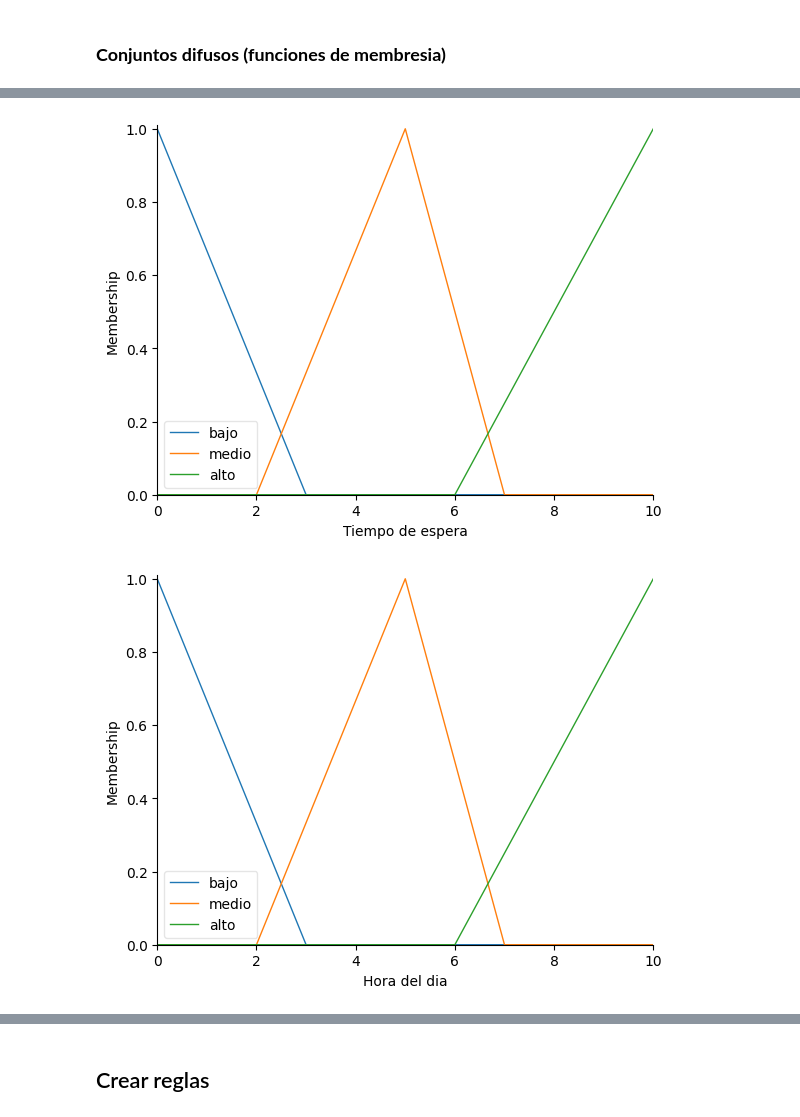
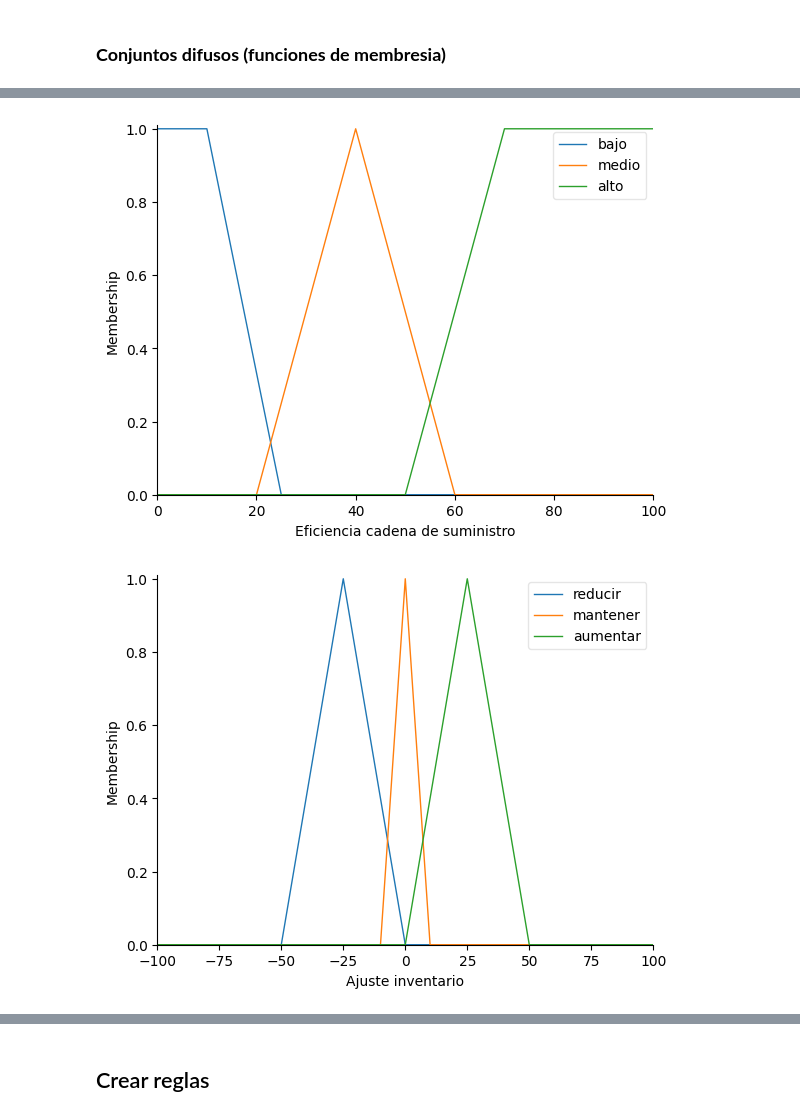
Before and after one commit to juanfer1a/fusion_datos, a Jupyter notebook: codigo_taller2/FIS_Proyecto.ipynb, the cells around one changed output, grey strips where cells are left out. Saved outputs shown, nothing was run; the diff lists cells and outputs as text; code cells hidden in the pictures.

```diff
--- a/codigo_taller2/FIS_Proyecto.ipynb
+++ b/codigo_taller2/FIS_Proyecto.ipynb
@@ -26,4 +23,4 @@ CM = ctrl.Antecedent(np.arange(0, 11, 1), 'Condiciones meteorologicas')
 # %%
-TS = ctrl.Consequent(np.arange(0, 61, 1), 'Tiempo de semaforo')
+AI = ctrl.Consequent(np.arange(-100, 101, 1), 'Ajuste inventario')
 # %% [markdown]
 ### **Conjuntos difusos (funciones de membresia)**
@@ -44,4 +60,4 @@ TE['largo'] = fuzz.trimf(TE.universe, [6, 10, 10])
 # %%
-TE.view()
+ES.view()
 # %% [output]
-[figure, old version]
+[figure, new version]
@@ -53,4 +64,9 @@ HD['pico extremo'] = fuzz.trimf(HD.universe, [6, 10, 10])
+# %%
+# Escala de tiempo real en segundos para las funciones de membresía de Tiempo de Semáforo
+AI['reducir'] = fuzz.trimf(AI.universe, [-50, -25, 0])
+AI['mantener'] = fuzz.trimf(AI.universe, [-10, 0, 10])
+AI['aumentar'] = fuzz.trimf(AI.universe, [0, 25, 50])
 # %%
-HD.view()
+AI.view()
 # %% [output]
-[figure, old version]
+[figure, new version]
```
Also changed, not shown: parts of 27 cells of this notebook, 1 other file.
